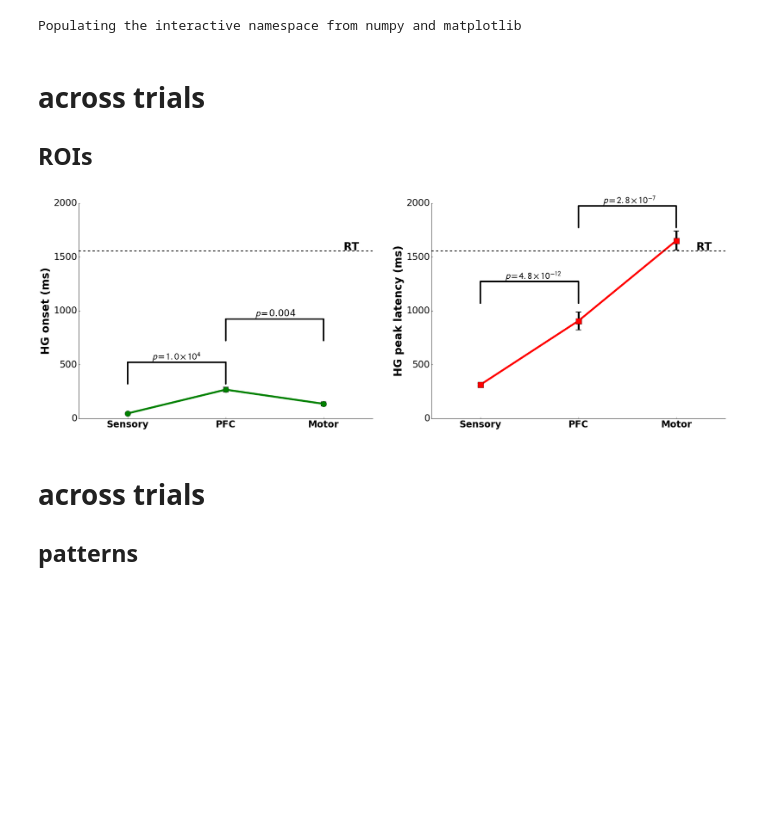
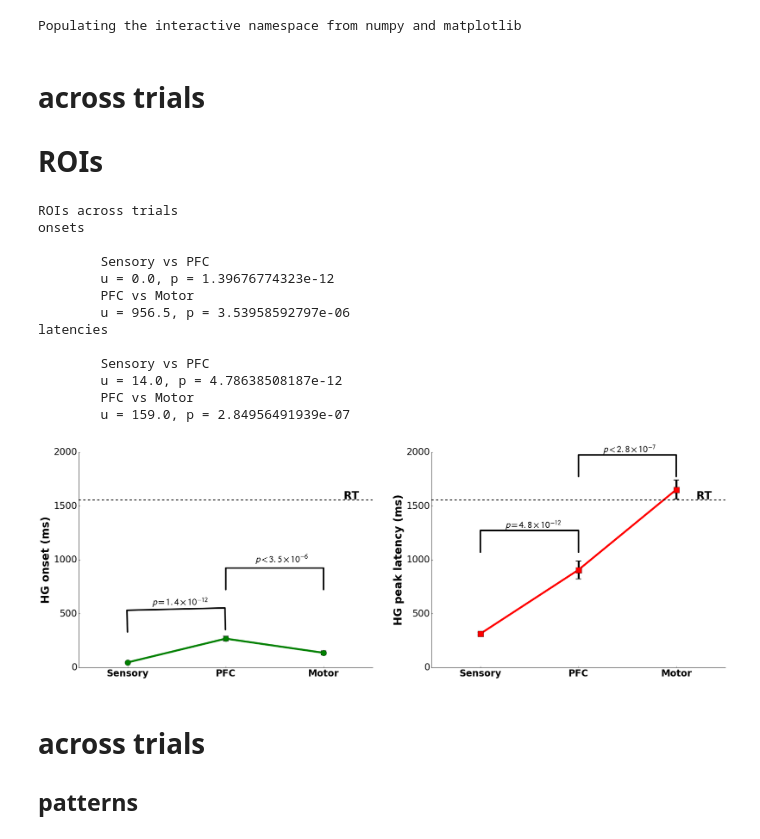
Before and after one commit to matarhaller/ECOGpy, a Jupyter notebook: notebooks/for_paper/2017/SuppFig6_OnsetsAndLatencies.ipynb, the cells around one changed output. Drawn from its saved outputs; the diff is of its cells as text; code cells hidden in the pictures; blank space fills up the shorter version.

```diff
--- a/notebooks/for_paper/2017/SuppFig6_OnsetsAndLatencies.ipynb
+++ b/notebooks/for_paper/2017/SuppFig6_OnsetsAndLatencies.ipynb
@@ -28,6 +14,11 @@ dfsem = df_lats.reset_index().groupby('region').sem()
 # %% [markdown]
 # across trials
-## ROIs
+# ROIs
+# %%
+xlfilePath = (os.path.join(savedir, 'ROI_latencies_by_trial.xlsx'))
+onsets = pd.read_excel(xlfilePath, sheetname='onsets')
+lats = pd.read_excel(xlfilePath, sheetname='peaks')
+rts = pd.read_excel(xlfilePath, sheetname='rts')
 # %%
 f,ax = plt.subplots(1, 2, figsize = (30,10))
 
@@ -52,49 +43,72 @@ for i in range(2):
     ax[i].set_ylim([0, 2000])
 
 
-yerr = [df[df.pattern == p].HG_onset_sem.values[0] for p in patterns]
-y = [df[df.pattern == p].HG_onset_mean.values[0] for p in patterns]
+yerr = onsets.apply(lambda x: x.dropna().sem(), axis =0).values
+y = onsets.mean(axis = 0).values
 
 ax[0].errorbar(x, y, yerr = yerr, fmt = 'o', linewidth = 5, c = 'black', capsize=7, capthick=2)
 ax[0].plot(x, y, lw = 5, marker='o', color = 'green',  markersize =15, label = 'HG onsets')
 ax[0].set_ylabel('HG onset (ms)',weight = 'bold', fontsize = 28)
 
-yerr = [df[df.pattern == p].HG_peak_sem.values[0] for p in patterns]
-y = [df[df.pattern == p].HG_peak_mean.values[0] for p in patterns]
+yerr = lats.apply(lambda x: x.dropna().sem(), axis =0).values
+y = lats.mean(axis = 0).values
 
 ax[1].errorbar(x, y, yerr = yerr, fmt = 'o', linewidth = 5, c = 'black', capsize=7, capthick=2)
 ax[1].plot(x, y, lw = 5, marker='s', color = 'red', markersize =15, label = 'HG peak latencies')
 ax[1].set_ylabel('HG peak latency (ms)',weight = 'bold', fontsize = 28)
 
-y = dfRT['RT bin'].mean()
+y = rts['Motor'].mean()
 for i in range(2):
     ax[i].axhline(y = y, lw = 2, color = 'k', ls = '--')
     ax[i].annotate('RT', xy = (x[-1]+.2, y+7), fontsize = 28, weight = 'bold')
 
 
 # #significance bars
 props = {'connectionstyle':'bar','arrowstyle':'-',\
                  'shrinkA':20,'shrinkB':20,'lw':4}
 
+print('ROIs across trials')
+print ('onsets\n')
+u, p =  stats.mannwhitneyu(onsets['Sensory'].dropna(), onsets['PFC'].dropna(), alternative='two-sided')
+print('\tSensory vs PFC\n\tu = {0}, p = {1}'.format(u, p))
+ax[0].annotate(r"$p=$%s" %(sci_notation.sci_notation(p)), xy=(.25,580), zorder = 10, fontsize = 24)
+ax[0].annotate('', xy=(0, 258), xytext=(1,280), arrowprops=props)
 
-# for ROIs
-ax[0].annotate(r"$p=$%s" %(sci_notation.sci_notation(.0001)), xy=(.25,550), zorder = 10, fontsize = 24)
-ax[0].annotate('', xy=(0, 250), xytext=(1,250), arrowprops=props)
-
-ax[0].annotate(r"$p=$%.3f" %(0.004), xy=(1.3, 950), zorder=10, fontsize = 24)#, weight = 'bold')
+u, p =  stats.mannwhitneyu(onsets['PFC'].dropna(), onsets['Motor'].dropna(), alternative='two-sided')
+print('\tPFC vs Motor\n\tu = {0}, p = {1}'.format(u, p))
+ax[0].annotate(r"$p<$%s" %(sci_notation.sci_notation(p)), xy=(1.3,980), zorder = 10, fontsize = 24)
 ax[0].annotate('', xy=(1, 650), xytext=(2,650), arrowprops=props)
 
-ax[1].annotate(r"$p=$%s" %(sci_notation.sci_notation(4.8e-12)), xy=(.25,1295), zorder = 10, fontsize = 24)
+
+print ('latencies\n')
+u, p =  stats.mannwhitneyu(lats['Sensory'].dropna(), lats['PFC'].dropna(), alternative='two-sided')
+print('\tSensory vs PFC\n\tu = {0}, p = {1}'.format(u, p))
+ax[1].annotate(r"$p=$%s" %(sci_notation.sci_notation(p)), xy=(.25,1295), zorder = 10, fontsize = 24)
 ax[1].annotate('', xy=(0, 1000), xytext=(1,1000), arrowprops=props)
 
-ax[1].annotate(r"$p=$%s" %(sci_notation.sci_notation(2.8e-7)), xy=(1.25,2000), zorder = 10, fontsize = 24)
+u, p =  stats.mannwhitneyu(lats['PFC'].dropna(), lats['Motor'].dropna(), alternative='two-sided')
+print('\tPFC vs Motor\n\tu = {0}, p = {1}'.format(u, p))
+ax[1].annotate(r"$p<$%s" %(sci_notation.sci_notation(p)), xy=(1.25,2000), zorder = 10, fontsize = 24)
 ax[1].annotate('', xy=(1, 1700), xytext=(2,1700), arrowprops=props)
 
 
 filename = os.path.join(savedir, 'FigS6_OnsetsAndLatencies_byROI_binnedtrials.png',)
 plt.savefig(filename, dpi = 150)
 # %% [output]
+ROIs across trials
+onsets
+
+        Sensory vs PFC
+        u = 0.0, p = 1.39676774323e-12
+        PFC vs Motor
+        u = 956.5, p = 3.53958592797e-06
+latencies
+
+        Sensory vs PFC
+        u = 14.0, p = 4.78638508187e-12
+        PFC vs Motor
+        u = 159.0, p = 2.84956491939e-07
-[figure, old version]
+[figure, new version]
 # %% [markdown]
 # across trials
 ## patterns
```
Also changed, not shown: parts of 6 cells of this notebook, 1 other file.
